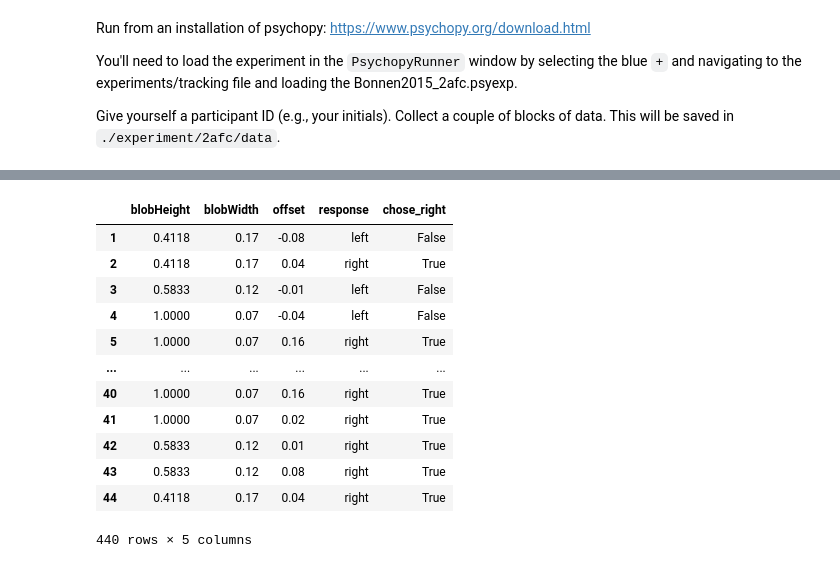
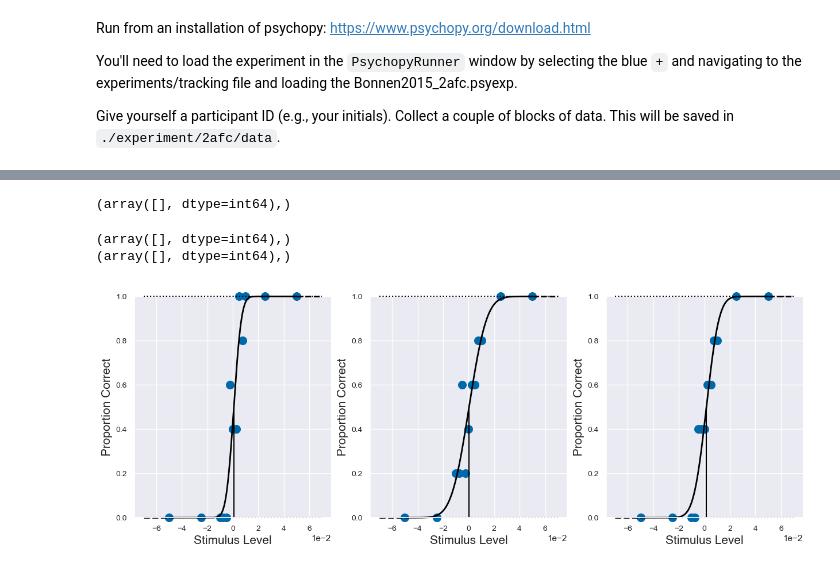
Before and after one commit to BonnenLab/tracking-psychopy-bonnen-2015, a Jupyter notebook: Tutorial.ipynb, the cells around one changed output, grey strips where cells are left out. Saved outputs shown, nothing was run; the diff lists cells and outputs as text; code cells hidden in the pictures.

```diff
--- a/Tutorial.ipynb
+++ b/Tutorial.ipynb
@@ -253,9 +269,12 @@ You'll need to load the experiment in the `PsychopyRunner` window by selecting t
 Give yourself a participant ID (e.g., your initials).  Collect a couple of blocks of data.  This will be saved in `./experiment/2afc/data`.
 # %%
 # load 2afc data
-data_file_2afc = 'experiments/2afc/data/'
-pid = '067016'
+data_file_2afc = 'data/'
+pid = '479379' #'824981' #'161589'
 data_2afc = load.twoAFC_data(data_file_2afc,pid)
 print(f'\nThere are {data_2afc.shape[0]} total trials.')
+
+
+data_2afc
 # %% [output]
 loading data files...
@@ -274,18 +296,0 @@ There are 440 total trials.
-# %%
-# Prepare to visualize psychometric function
-data_2afc['chose_right'] = data_2afc.response == 'right'
-data_2afc#
-# %% [output]
-|  | blobHeight | blobWidth | offset | response | chose_right |
-| 1 | 0.4118 | 0.17 | -0.08 | left | False |
-| 2 | 0.4118 | 0.17 | 0.04 | right | True |
-| 3 | 0.5833 | 0.12 | -0.01 | left | False |
-| 4 | 1.0000 | 0.07 | -0.04 | left | False |
-| 5 | 1.0000 | 0.07 | 0.16 | right | True |
-| ... | ... | ... | ... | ... | ... |
-| 40 | 1.0000 | 0.07 | 0.16 | right | True |
-| 41 | 1.0000 | 0.07 | 0.02 | right | True |
-| 42 | 0.5833 | 0.12 | 0.01 | right | True |
-| 43 | 0.5833 | 0.12 | 0.08 | right | True |
-| 44 | 0.4118 | 0.17 | 0.04 | right | True |
-440 rows × 5 columns
@@ -294,0 +297,32 @@ data_2afc#
+# %%
+# Prepare to visualize psychometric function
+data_2afc['chose_right'] = data_2afc['key_resp.keys'] == 'right'
+
+# count the total number of trials and the number chose right
+p_data = data_2afc.groupby(['offset','condition'],as_index = False)['chose_right'].agg(['sum','count'])
+condition = p_data.condition
+p_data=p_data[['offset','sum','count']]
+# %%
+# Left as an exercise to visualize and fit psychometric functions to these data
+# I strongly recommend psignifit for both visualize and fitting: https://github.com/wichmann-lab/psignifit
+
+options                = dict()   # initialize as an empty dict
+options['sigmoidName'] = 'norm'   # choose a cumulative Gauss as the sigmoid
+options['expType']     = 'YesNo'   # choose 2-AFC as the paradigm of the experiment
+                                  # this sets the guessing rate to .5 and
+                                  # fits the rest of the parameters '''
+
+fig,ax = plt.subplots(1,3,figsize=(15,5))
+results = [[]]*3
+for ii in range(3):
+    p_data_np = (p_data.values[condition==ii])
+    p_data_np
+    results[ii] = ps.psignifit(p_data_np, options)
+    ps.psigniplot.plotPsych(results[ii],axisHandle=ax[ii],showImediate=False)
+
+plt.show()
+# %% [output]
+(array([], dtype=int64),)
+(array([], dtype=int64),)
+(array([], dtype=int64),)
+[figure, added]
```
Also changed, not shown: parts of 16 cells of this notebook, 48 other files.
